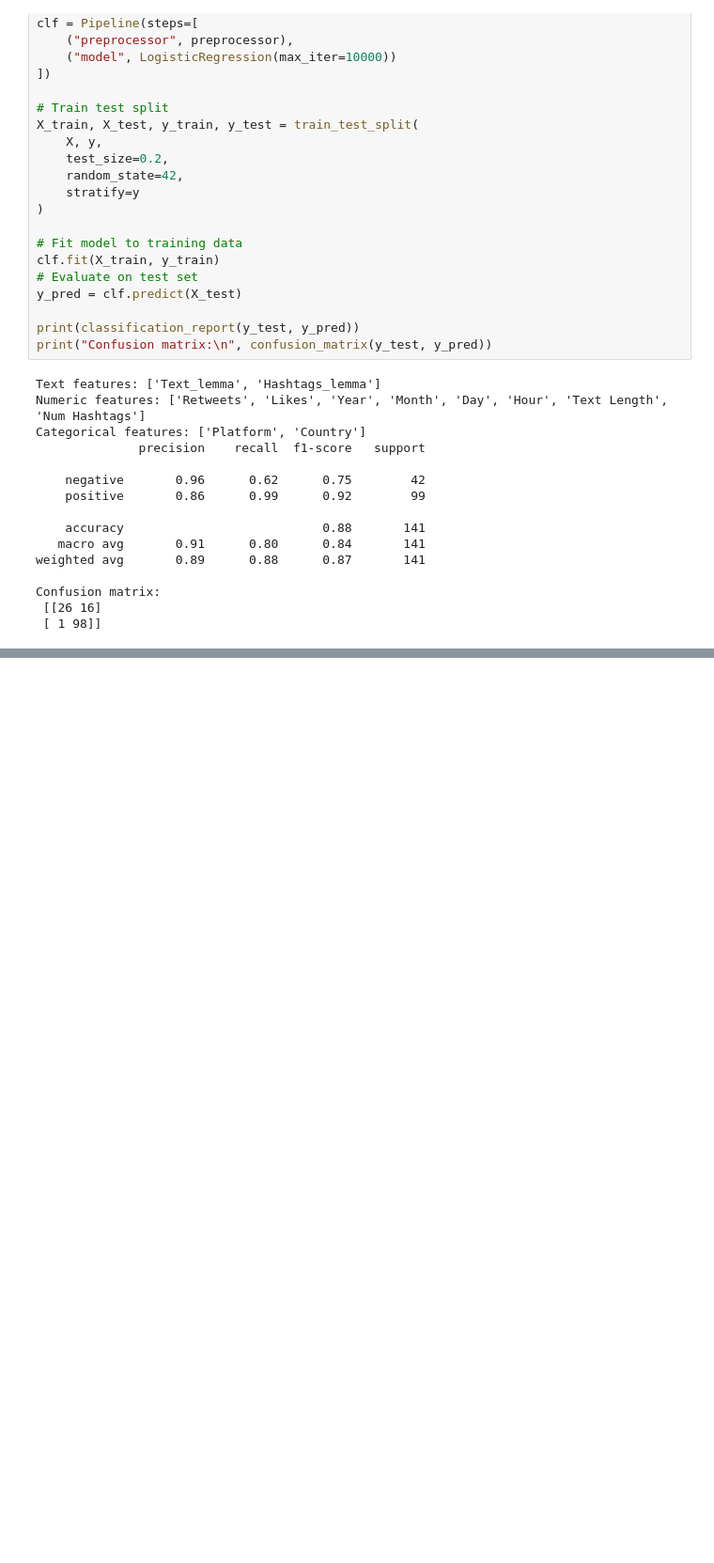
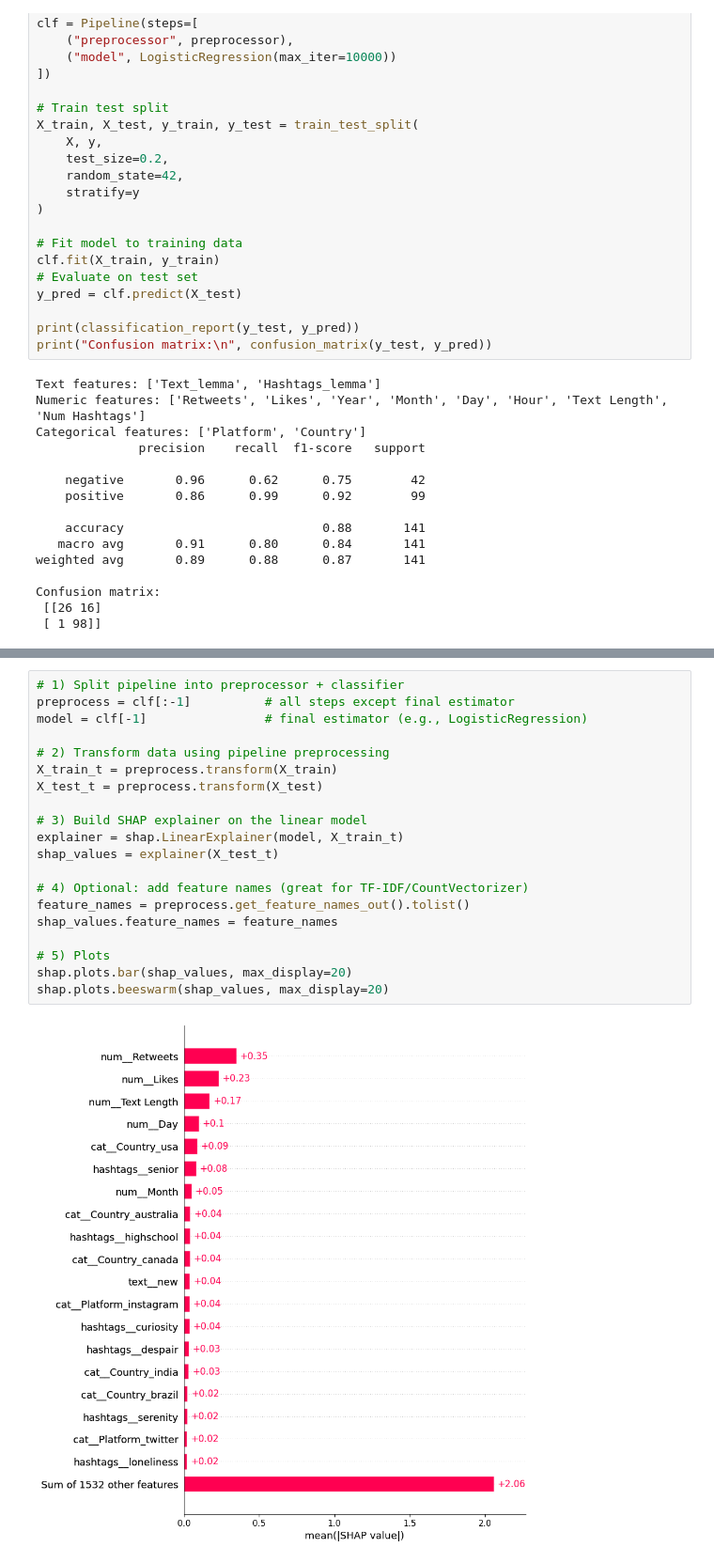
Before and after one commit to kelbymace/SocialBuzz-NLP, a Jupyter notebook: SocialBuzz NLP.ipynb, the cells around one changed output, grey strips where cells are left out. Shown at 94% size. Saved outputs shown, nothing was run; the diff lists cells and outputs as text; blank space fills up the shorter version.

```diff
--- a/SocialBuzz NLP.ipynb
+++ b/SocialBuzz NLP.ipynb
@@ -629,0 +631,22 @@ Confusion matrix:
+# %%
+# 1) Split pipeline into preprocessor + classifier
+preprocess = clf[:-1]          # all steps except final estimator
+model = clf[-1]                # final estimator (e.g., LogisticRegression)
+
+# 2) Transform data using pipeline preprocessing
+X_train_t = preprocess.transform(X_train)
+X_test_t = preprocess.transform(X_test)
+
+# 3) Build SHAP explainer on the linear model
+explainer = shap.LinearExplainer(model, X_train_t)
+shap_values = explainer(X_test_t)
+
+# 4) Optional: add feature names (great for TF-IDF/CountVectorizer)
+feature_names = preprocess.get_feature_names_out().tolist()
+shap_values.feature_names = feature_names
+
+# 5) Plots
+shap.plots.bar(shap_values, max_display=20)
+shap.plots.beeswarm(shap_values, max_display=20)
+# %% [output]
+[figure, added]
```
Also changed, not shown: parts of 8 cells of this notebook.
